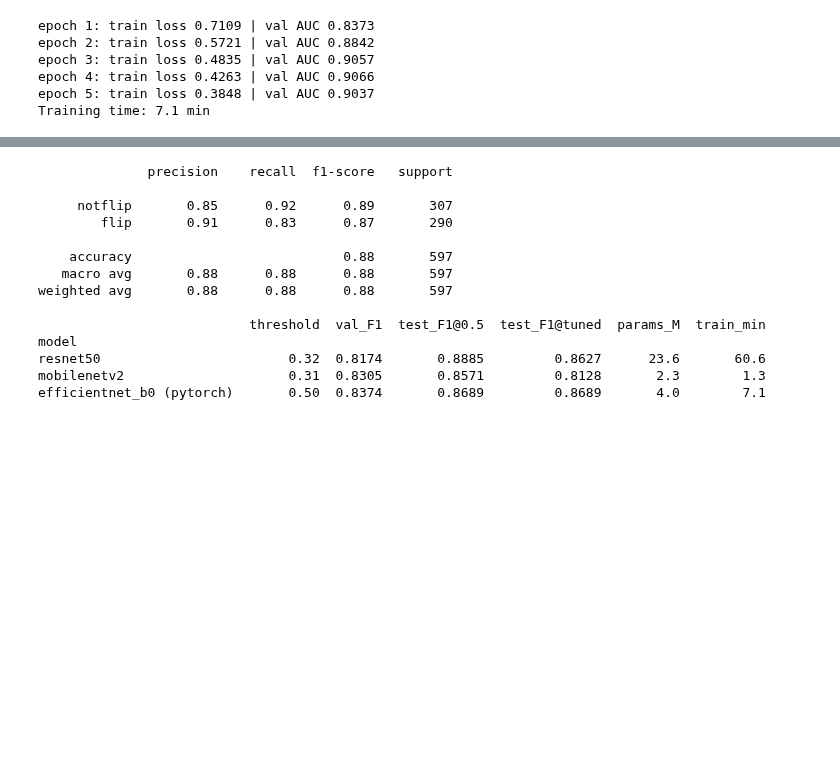
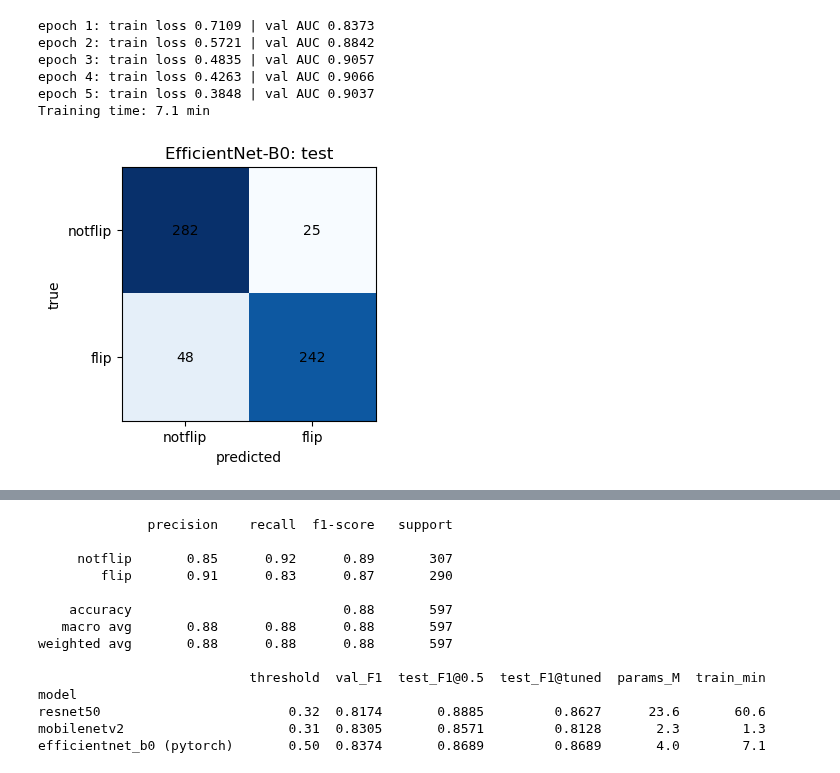
Before and after one commit to DillonR03/MonReader, a Jupyter notebook: MonReaderNotebook.ipynb, the cells around one changed output, grey strips where cells are left out. Drawn from its saved outputs; the diff is of its cells as text; code cells hidden in the pictures; blank space fills up the shorter version.

```diff
--- a/MonReaderNotebook.ipynb
+++ b/MonReaderNotebook.ipynb
@@ -740,3 +742,13 @@ epoch 3: train loss 0.4835 | val AUC 0.9057
 epoch 4: train loss 0.4263 | val AUC 0.9066
 epoch 5: train loss 0.3848 | val AUC 0.9037
 Training time: 7.1 min
+# %%
+# EfficientNet-B0 Confusion Matrix
+cm = confusion_matrix(test_true, test_pred_eff)
+plt.figure(figsize=(3.6, 3.3)); plt.imshow(cm, cmap="Blues")
+for (i, j), v in np.ndenumerate(cm):
+    plt.text(j, i, v, ha="center", va="center")
+plt.xticks([0, 1], ["notflip", "flip"]); plt.yticks([0, 1], ["notflip", "flip"])
+plt.xlabel("predicted"); plt.ylabel("true"); plt.title("EfficientNet-B0: test"); plt.show()
+# %% [output]
+[figure, added]
```
Also changed, not shown: parts of 3 cells of this notebook.
